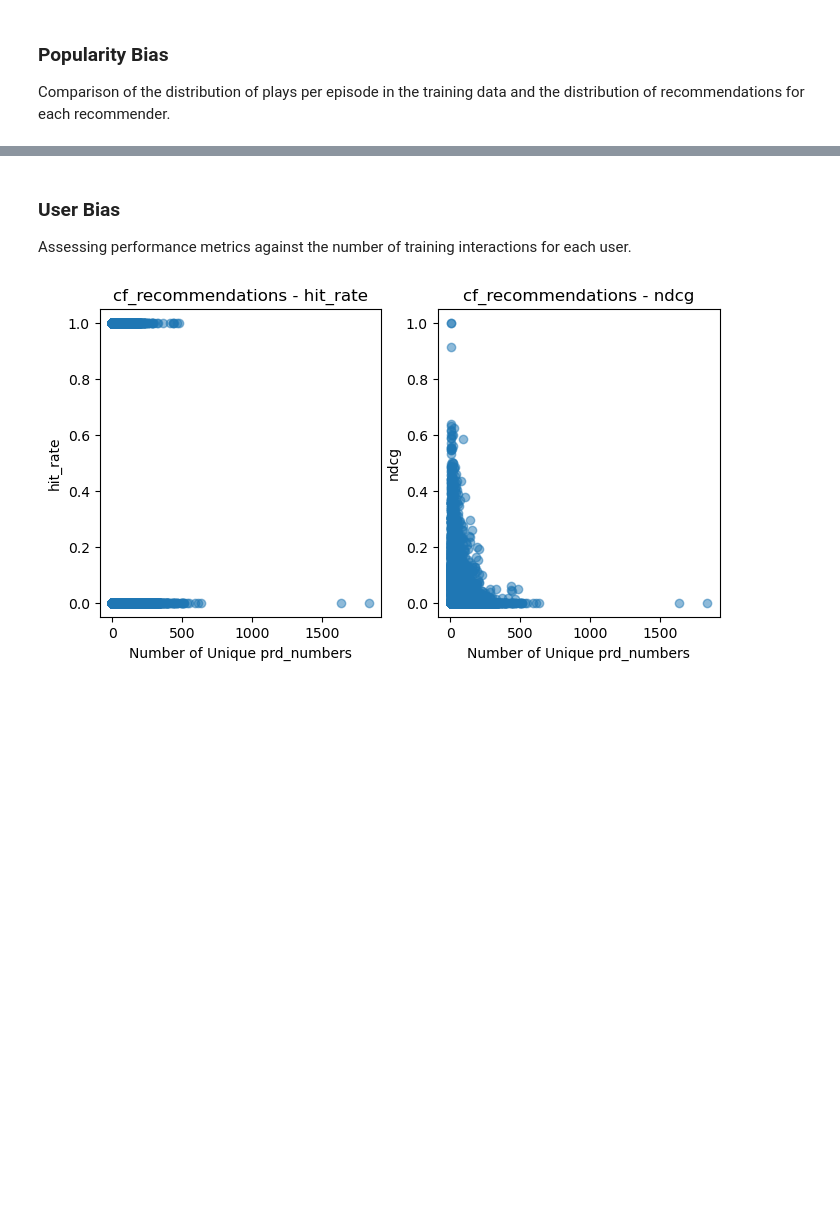
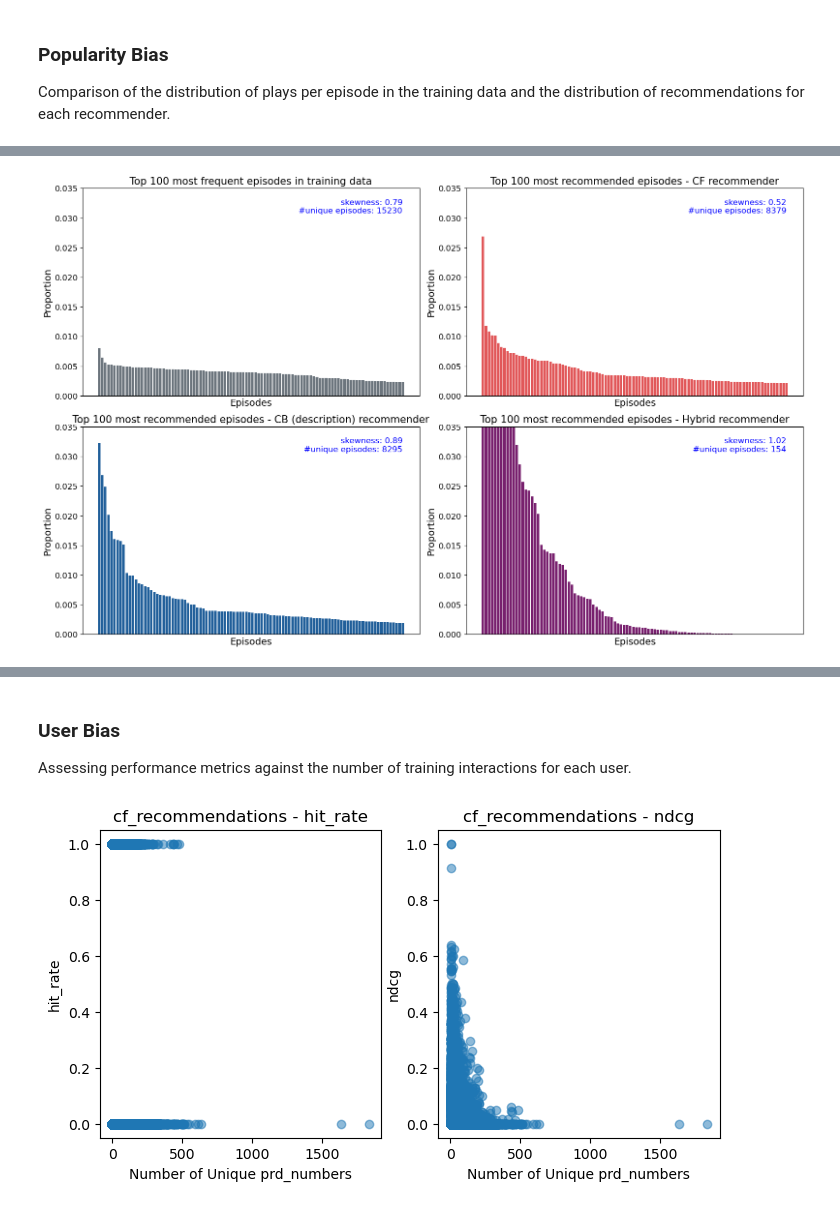
Before and after one commit to SebWae/dr-podcast-recsys-bsc-project, a Jupyter notebook: results/error_analysis.ipynb, the cells around one changed output, grey strips where cells are left out. Cells and saved outputs as stored; diff of their text form; code cells hidden in the pictures; blank space fills up the shorter version.

```diff
--- a/results/error_analysis.ipynb
+++ b/results/error_analysis.ipynb
@@ -132,0 +36,97 @@ P-value: 2.8246321386538042e-05
+# %%
+# loading training data
+train_df = pd.read_parquet("../" + TRAIN_DATA_PATH)
+
+# loading recommendations
+with open("../" + RECOMMENDATIONS_PATH, "r") as file:
+    recs_data = json.load(file)
+
+# initializing subplot
+nrows, ncols = 2, 2
+fig, axes = plt.subplots(nrows, ncols, figsize=(16, 10))
+
+# mapping each recommender to its color
+color_mapping = {"train": "#6c757d",
+                 RECOMMENDATIONS_KEY_CF: "#E15759",
+                 RECOMMENDATIONS_KEY_CB_DESCR: "#215F9A",
+                 RECOMMENDATIONS_KEY_HYBRID: "#78206E",
+                 }
+
+rec_names = { RECOMMENDATIONS_KEY_CF: "CF",
+             RECOMMENDATIONS_KEY_CB_DESCR: "CB (description)",
+             RECOMMENDATIONS_KEY_HYBRID: "Hybrid",
+             }
+
+# dictionary to store skewness measures
+skew_dict = {}
+
+# number of episodes to show in each bar chart
+top_n = 100
+
+for i, (recommender, color) in enumerate(color_mapping.items()):
+    row = i // 2
+    col = i % 2
+
+    if i == 0:
+        # occurences for each episode from the training data
+        all_episodes = train_df["prd_number"]
+        percentages = all_episodes.value_counts(normalize=True)
+
+        # slicing according to top_n and converting to percentages
+        top_episodes = percentages.head(top_n)
+        labels = top_episodes.index.astype(str)
+        percentages = top_episodes.values
+
+    else:
+        # retrieving list of recommendations from recs_data
+        recommendations = recs_data[recommender]
+        all_episodes = [episode for rec_list in recommendations.values() for episode in rec_list]
+
+        # counting the occurences for each episode and slicing according to top_n
+        episode_counts = Counter(all_episodes)
+        top_items = episode_counts.most_common(top_n)
+
+        # extracting labels and values
+        labels, values = zip(*top_items)
+
+        # Compute total for relative frequency
+        total = sum(episode_counts.values())
+        percentages = [(v / total) for v in values]
+
+        # retrieving short recommender name
+        rec_name = rec_names[recommender]
+
+    # computing skewness
+    prd_list = [int(prd) for prd in all_episodes]
+    skewness = skew(prd_list)
+    skew_dict[recommender] = skewness
+
+    # computing number of unique episodes
+    n_episodes = len(set(prd_list))
+
+    # plotting the bar chart
+    axes[row][col].bar(labels, percentages, color = color)
+
+    # annotating the skewness and the number of unique episodes
+    axes[row][col].annotate(f"skewness: {skewness:.2f}\n#unique episodes: {n_episodes}",
+                            xy=(0.95, 0.95),
+                            xycoords='axes fraction',
+                            ha='right', va='top',
+                            fontsize=12, color="blue"
+                            )
+
+    # formatting the plot
+    if i == 0:
+        axes[row][col].set_title(f"Top {top_n} most frequent episodes in training data", fontsize=15)
+    else:
+        axes[row][col].set_title(f"Top {top_n} most recommended episodes - {rec_name} recommender", fontsize=15)
+    axes[row][col].set_xlabel("Episodes", fontsize=14)
+    axes[row][col].set_ylabel("Proportion", fontsize=14)
+    axes[row][col].set_ylim(0, 0.035)
+    axes[row][col].set_xticks([],[])
+    axes[row][col].tick_params(axis='y', labelsize=12)
+
+plt.tight_layout()
+plt.show()
+# %% [output]
+[figure, added]
```
Also changed, not shown: parts of 20 cells of this notebook.
